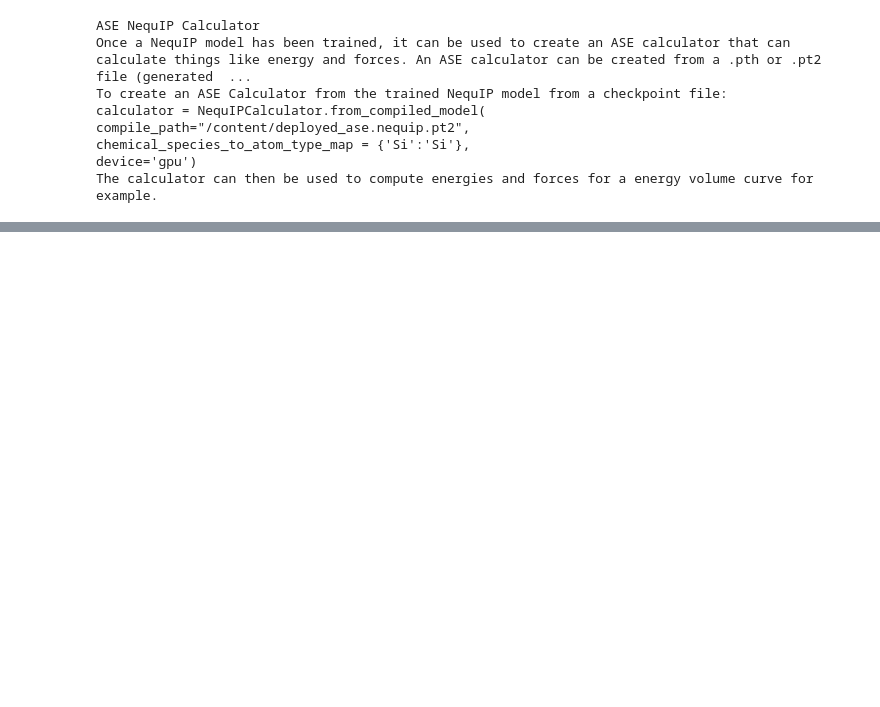
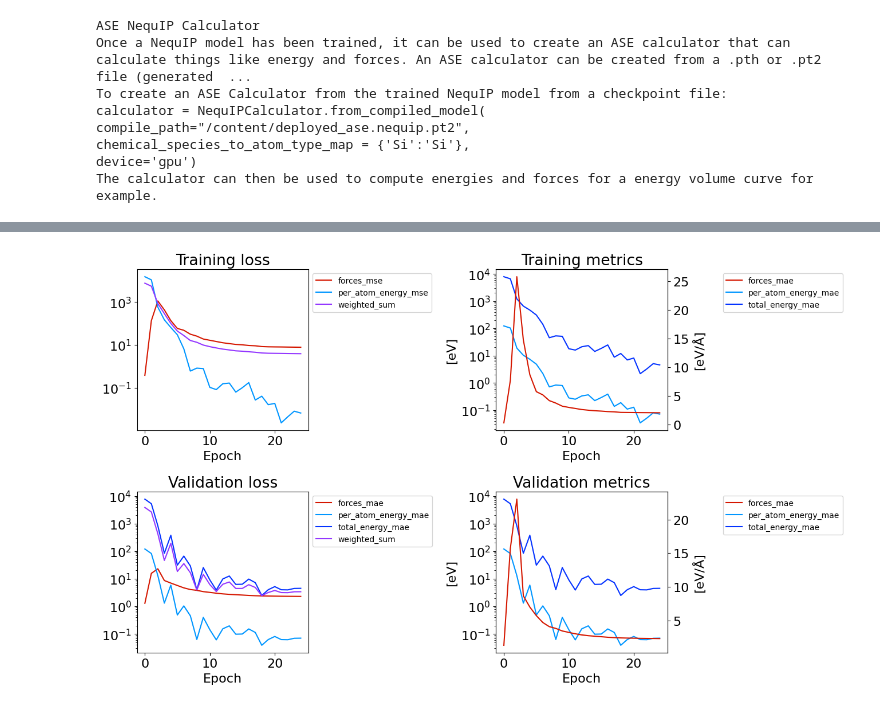
Before and after one commit to mir-group/nequip-tutorial, a Jupyter notebook: NequIP_Tutorial.ipynb, the cells around one changed output, grey strips where cells are left out. Saved outputs shown, nothing was run; the diff lists cells and outputs as text; code cells hidden in the pictures; blank space fills up the shorter version.

```diff
--- a/NequIP_Tutorial.ipynb
+++ b/NequIP_Tutorial.ipynb
@@ -727,0 +790,7 @@ plt.show()
+# %%
+metrics_path = "/content/results_ft/tutorial_log/version_0/metrics.csv"
+metrics_df = pd.read_csv(metrics_path)
+
+plot_metrics(metrics_df)
+# %% [output]
+[figure, added]
```
Also changed, not shown: parts of 16 cells of this notebook.
